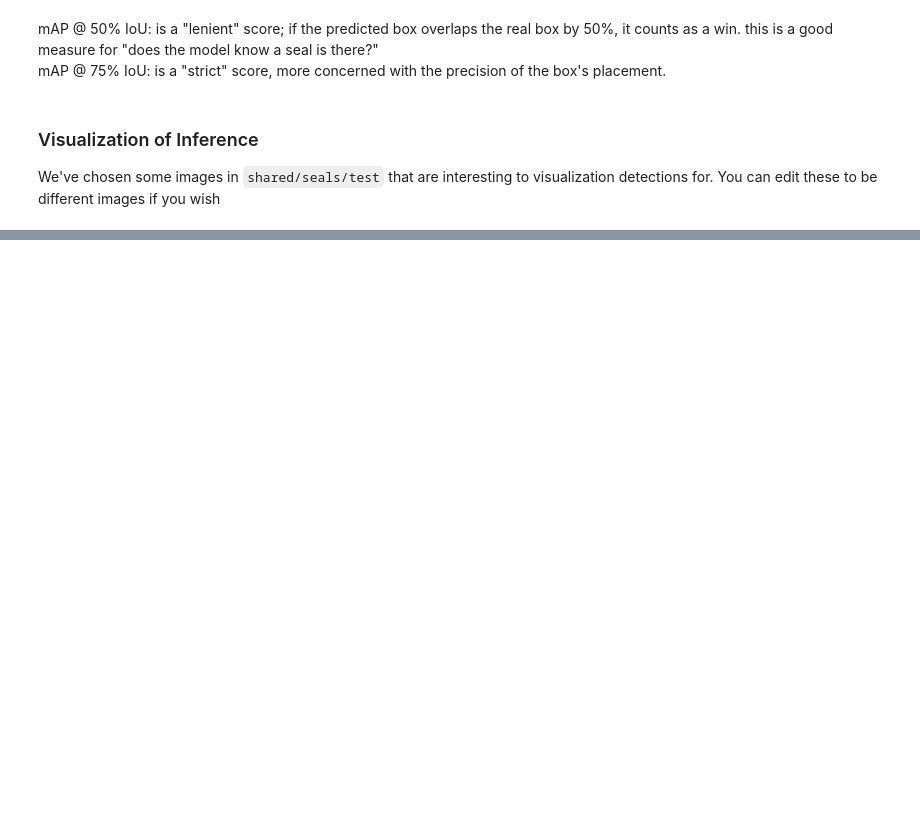
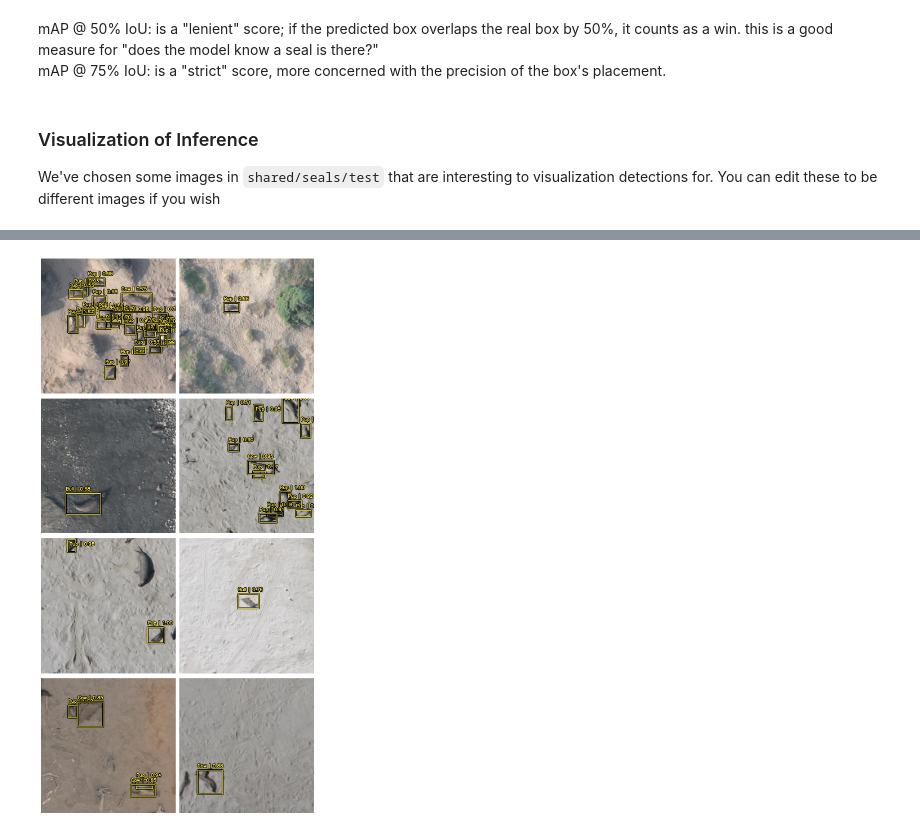
Before and after one commit to pancakereport/seal-computer-vision-demo-code, a Jupyter notebook: demo.ipynb, the cells around one changed output, grey strips where cells are left out. Drawn from its saved outputs; the diff is of its cells as text; code cells hidden in the pictures; blank space fills up the shorter version.

```diff
--- a/demo.ipynb
+++ b/demo.ipynb
@@ -189,12 +194,12 @@ model.fit(
 
 You can work with the model weights that you just learned
 # %%
-checkpoint_path = "my-model-weights/epoch-01.weights.weights.h5"
+checkpoint_path = "my-model-weights/epoch-01.weights.h5"
 
 model.load_weights(checkpoint_path)
 # %% [markdown]
 Or with model weights we provide after 10 epochs of training by uncommenting the below cell. This model is going to be better than after 1 epoch of training, but is not perfect.
 # %%
-# checkpoint_path = "../shared/seals/epoch-10.weights.h5"
+checkpoint_path = "../shared/seals/epoch-10.weights.h5"
 
-# model.load_weights(checkpoint_path)
+model.load_weights(checkpoint_path)
@@ -203,5 +206,3 @@ Let's also bump up the confidence_threshold. This means we don't get low confide
-# %%
-model.prediction_decoder.confidence_threshold = 0.5
 # %%
 coco_metrics = keras_cv.metrics.BoxCOCOMetrics(
     bounding_box_format="xywh",
@@ -247,7 +253,7 @@ image_list = [
     '4MSL0120-163_png.rf.fec5aded76dfdbf287db0a33cffecb65.jpg',]
 # %%
 # create the full path to these images
-full_image_list_paths = ["shared/seals/test/" + img for img in image_list]
+full_image_list_paths = ["../shared/seals/test/" + img for img in image_list]
 # %%
 # prepare images
 def load_and_prep(img_path):
@@ -269,7 +275,7 @@ keras_cv.visualization.plot_bounding_box_gallery(
     value_range=(0, 255),
     rows=4,
     cols=2,
-    y_pred=filtered_predictions,
+    y_pred=predictions,
     bounding_box_format="xywh",
     scale=5,
     font_scale=0.7,
@@ -278,3 +284,4 @@ keras_cv.visualization.plot_bounding_box_gallery(
 )
 
 plt.show()
+# %% [output]
@@ -280,0 +289 @@ plt.show()
+[figure, added]
```
Also changed, not shown: parts of 5 cells of this notebook.
